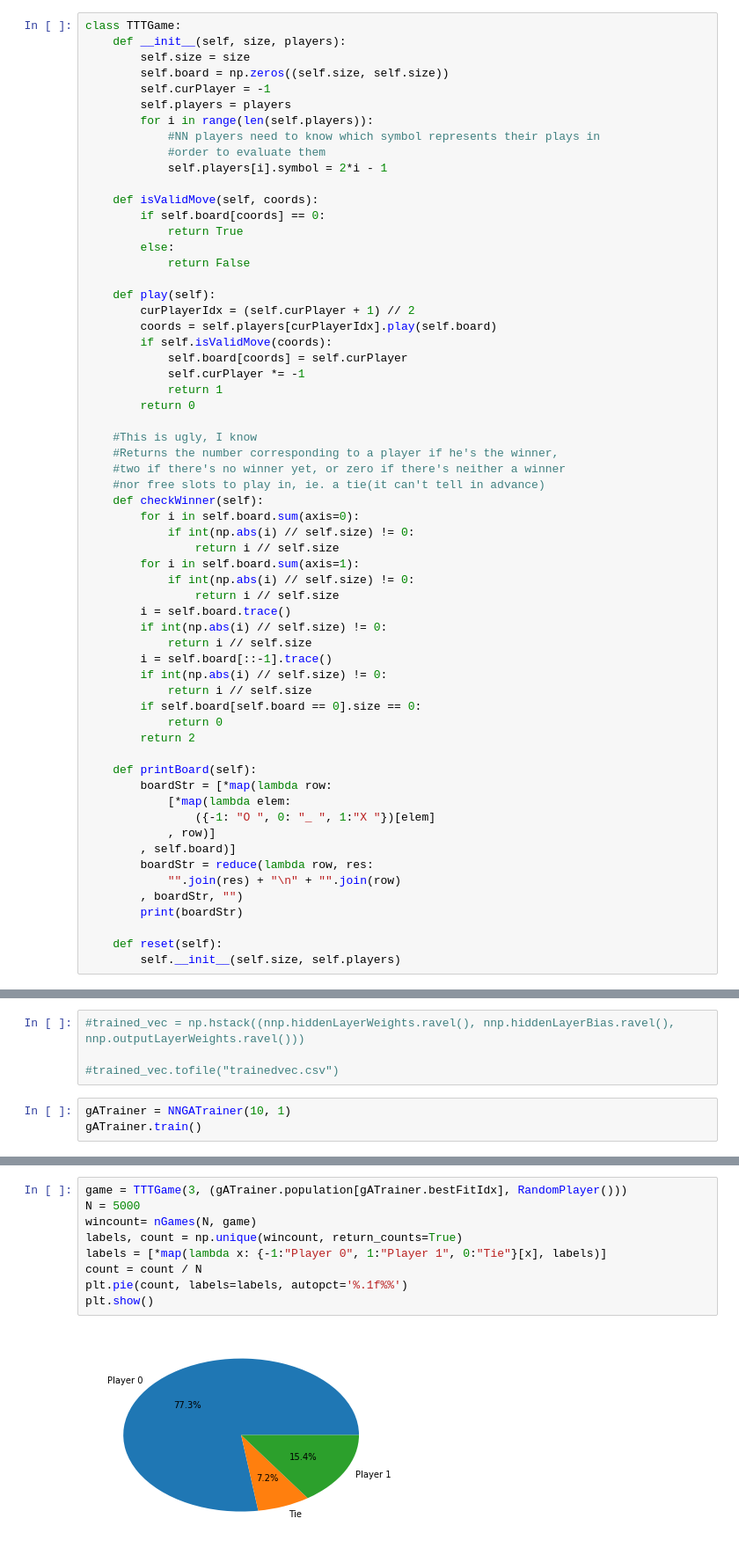
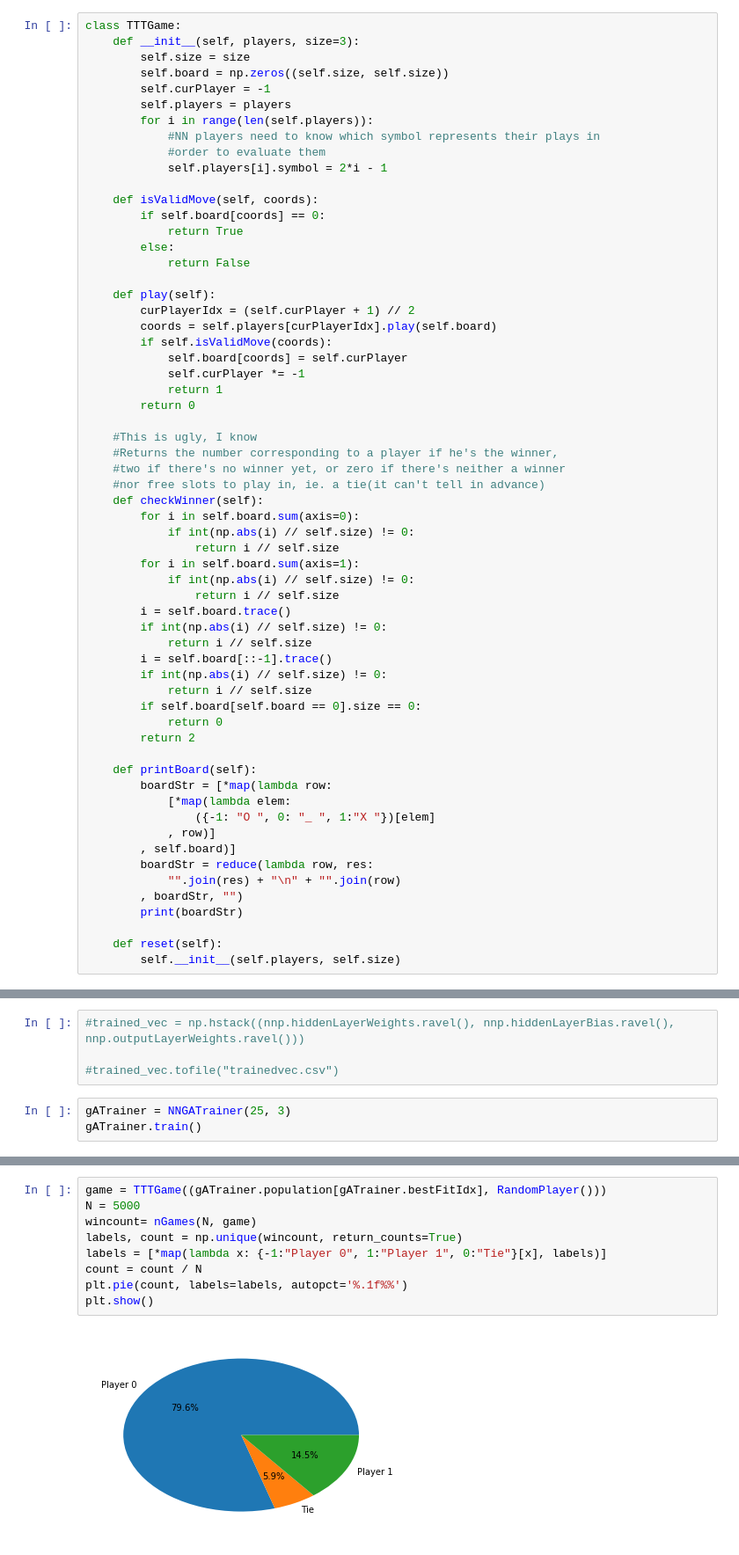
Before and after one commit to AlpacaRotorvator/tictactoeNN, a Jupyter notebook: tttNN.ipynb, the cells around one changed output, grey strips where cells are left out. Shown at 88% size. Drawn from its saved outputs; the diff is of its cells as text.

Commit message:
Normalized score-based GA done
Also changed the argument order for the TTTGame constructor

```diff
--- a/tttNN.ipynb
+++ b/tttNN.ipynb
@@ -10,7 +10,7 @@ Tic-Tac-Toe is a fairly easy to implement game. It's also fairly easy to play, w
 Here's the code for the game itself:
 # %%
 class TTTGame:
-    def __init__(self, size, players):
+    def __init__(self, players, size=3):
         self.size = size
         self.board = np.zeros((self.size, self.size))
         self.curPlayer = -1
@@ -68,7 +68,7 @@ class TTTGame:
         print(boardStr)
 
     def reset(self):
-        self.__init__(self.size, self.players)
+        self.__init__(self.players, self.size)
 # %% [markdown]
 And an AI that simply chooses valid moves at random:
 # %%
@@ -363,7 +394,7 @@ This almost always better, but considering tic-tac-toe is a solved game, that's
 
 #trained_vec.tofile("trainedvec.csv")
 # %%
-gATrainer = NNGATrainer(10, 1)
+gATrainer = NNGATrainer(25, 3)
 gATrainer.train()
 # %% [output]
 Gen 1:
@@ -389,11 +417,11 @@ Gen 10:
 # %%
-game = TTTGame(3, (gATrainer.population[gATrainer.bestFitIdx], RandomPlayer()))
+game = TTTGame((gATrainer.population[gATrainer.bestFitIdx], RandomPlayer()))
 N = 5000
 wincount= nGames(N, game)
 labels, count = np.unique(wincount, return_counts=True)
 labels = [*map(lambda x: {-1:"Player 0", 1:"Player 1", 0:"Tie"}[x], labels)]
 count = count / N
 plt.pie(count, labels=labels, autopct='%.1f%%')
 plt.show()
 # %% [output]
-[figure, old version]
+[figure, new version]
```
Also changed, not shown: parts of 9 cells of this notebook.
